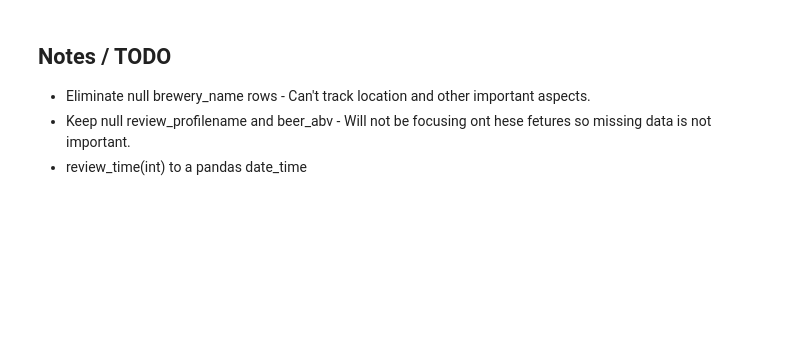
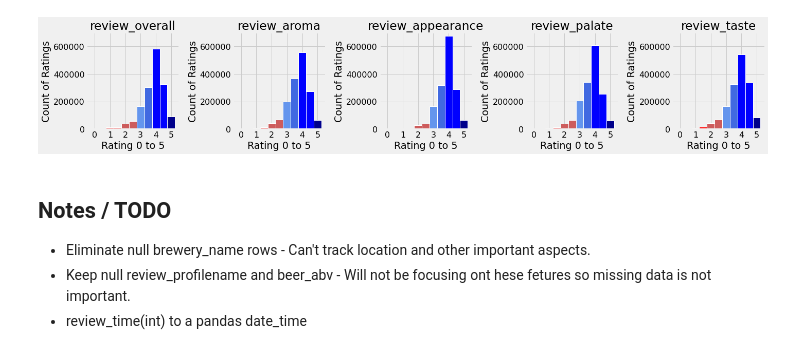
Before and after one commit to jeffjohannsen/Beer_Style_Review_Exploration, a Jupyter notebook: notebooks/BeerAdvocate_EDA.ipynb, the cells around one changed output. Drawn from its saved outputs; the diff is of its cells as text; code cells hidden in the pictures; blank space fills up the shorter version.

Commit message:
EDA function and images 1 of 2

```diff
--- a/notebooks/BeerAdvocate_EDA.ipynb
+++ b/notebooks/BeerAdvocate_EDA.ipynb
@@ -2,6 +2,10 @@
 import numpy as np
 import pandas as pd
 import matplotlib.pyplot as plt
+
+%matplotlib inline
+plt.style.use('fivethirtyeight')
+plt.rcParams.update({'font.size': 16, 'font.family': 'sans'})
 # %%
 df = pd.read_csv('../data/beer_reviews.csv')
 # %%
@@ -48,0 +64,3 @@ dtype: int64
+# %%
+for_violin = df[['review_overall', 'review_aroma', 'review_appearance', 'review_palate', 'review_taste', 'beer_abv']]
+for_violin.info()
@@ -49,3 +94,28 @@ dtype: int64
+# %%
+data = for_violin
+fig, ax = plt.subplots(1,5, figsize=(20,4))
+
+axex = ax.flatten()
+for i in range(len(axex)):
+    N, bins, patches = axex[i].hist(data.iloc[:, i], bins=[0, .5, 1, 1.5, 2, 2.5, 3, 3.5, 4, 4.5, 5, 5.5], align='left', edgecolor='white', linewidth=1)
+    axex[i].set_title(data.columns[i])
+    axex[i].set_ylabel('Count of Ratings')
+    axex[i].set_xlabel('Rating 0 to 5')
+    axex[i].set_ylim(0, 700000)
+    axex[i].set_xticks([0, 1, 2, 3, 4, 5])
+    colors=['darkred', 'darkred', 'red', 'red', 'indianred', 'indianred', 'cornflowerblue', 'royalblue', 'blue', 'blue', 'darkblue', 'darkblue']
+    for j in range(len(patches)):
+        patches[j].set_facecolor(colors[j])
+
+fig.tight_layout()
+plt.savefig('ratings_histogram.png', dpi = 300)
+# axex[1].hist(data.iloc[:, 1])
+# axex[2].hist(data.iloc[:, 2])
+# axex[3].hist(data.iloc[:, 3])
+# axex[4].hist(data.iloc[:, 4])
+# axex[5].hist(data.iloc[:, 5])
+# %% [output]
+[figure, added]
 # %% [markdown]
 ## Notes / TODO
 * Eliminate null brewery_name rows - Can't track location and other important aspects.
```
Also changed, not shown: parts of 10 cells of this notebook, 3 other files.
